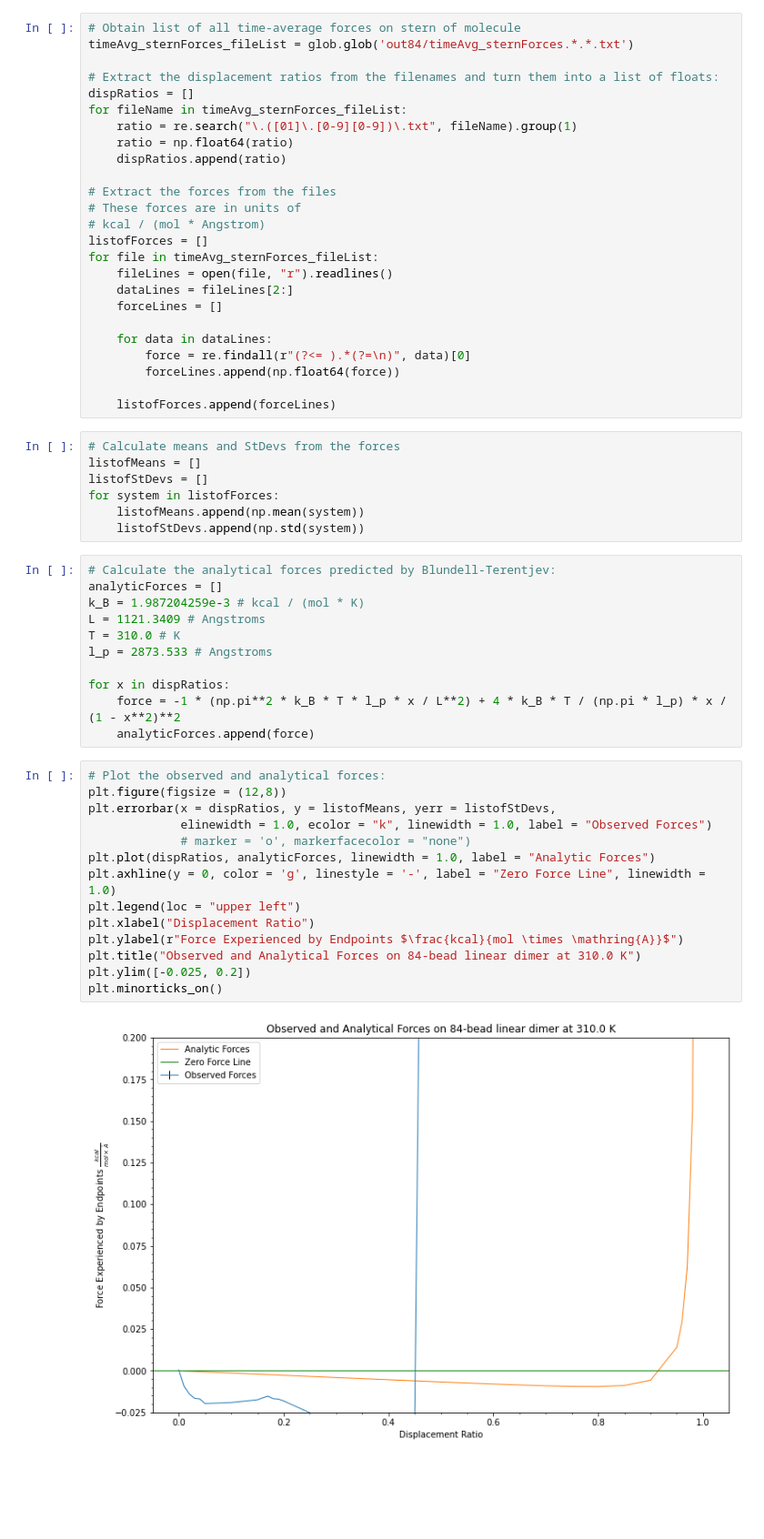
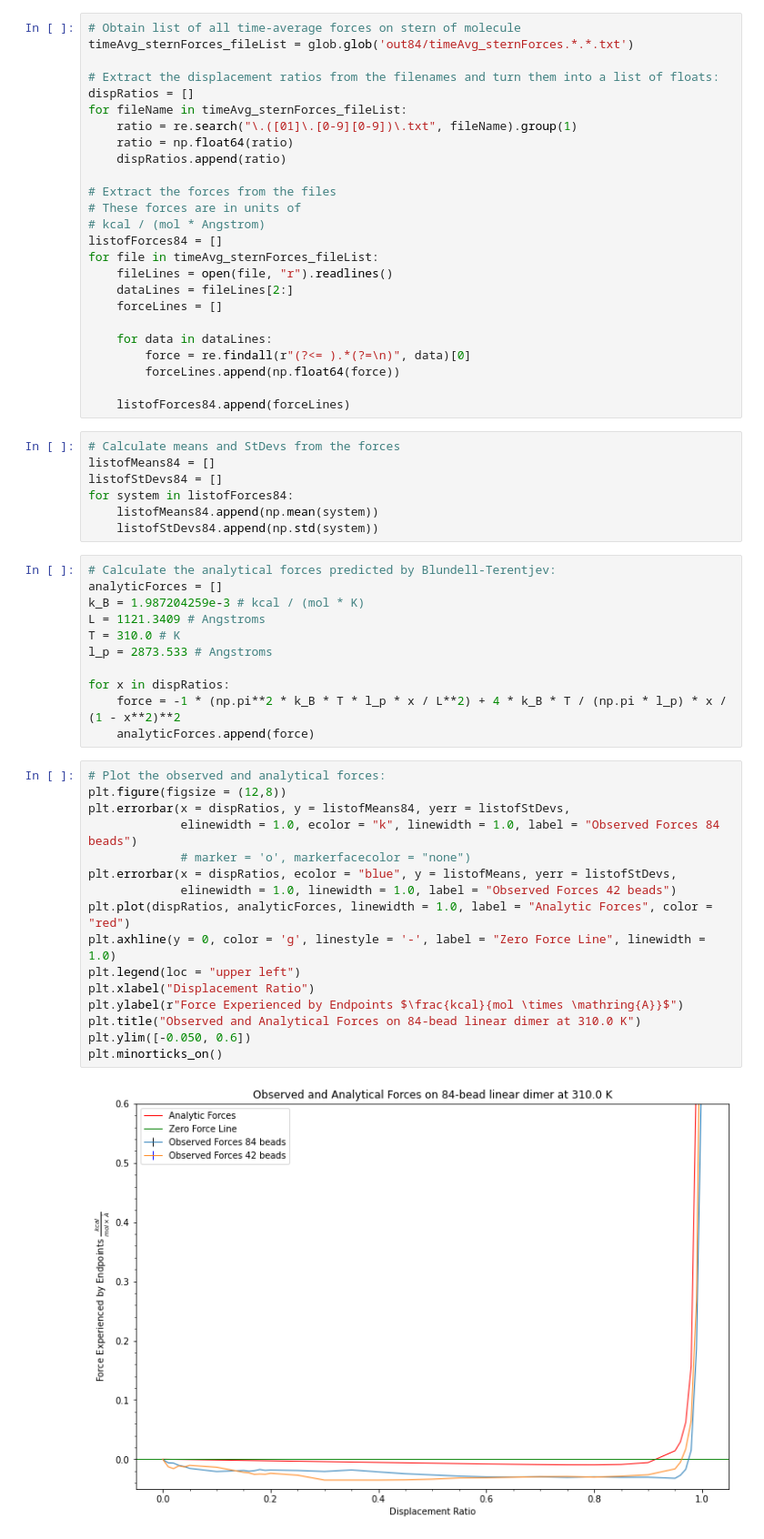
Before and after one commit to TLeong2000/SpectrinTetramerStretch, a Jupyter notebook: IdealizedChainStretch/Force-Displacement_Plotting.ipynb, the cells around one changed output. Shown at 91% size. Cells and saved outputs as stored; diff of their text form; blank space fills up the shorter version.

Commit message:
Data plotting and trajectory visualization

```diff
--- a/IdealizedChainStretch/Force-Displacement_Plotting.ipynb
+++ b/IdealizedChainStretch/Force-Displacement_Plotting.ipynb
@@ -102,7 +102,7 @@ for fileName in timeAvg_sternForces_fileList:
 # Extract the forces from the files
 # These forces are in units of
 # kcal / (mol * Angstrom)
-listofForces = []
+listofForces84 = []
 for file in timeAvg_sternForces_fileList:
     fileLines = open(file, "r").readlines()
     dataLines = fileLines[2:]
@@ -112,14 +112,14 @@ for file in timeAvg_sternForces_fileList:
         force = re.findall(r"(?<= ).*(?=\n)", data)[0]
         forceLines.append(np.float64(force))
 
-    listofForces.append(forceLines)
+    listofForces84.append(forceLines)
-# %%
-# Calculate means and StDevs from the forces
-listofMeans = []
-listofStDevs = []
-for system in listofForces:
-    listofMeans.append(np.mean(system))
-    listofStDevs.append(np.std(system))
+# %%
+# Calculate means and StDevs from the forces
+listofMeans84 = []
+listofStDevs84 = []
+for system in listofForces84:
+    listofMeans84.append(np.mean(system))
+    listofStDevs84.append(np.std(system))
 # %%
 # Calculate the analytical forces predicted by Blundell-Terentjev:
 analyticForces = []
@@ -134,16 +134,18 @@ for x in dispRatios:
 # %%
 # Plot the observed and analytical forces:
 plt.figure(figsize = (12,8))
-plt.errorbar(x = dispRatios, y = listofMeans, yerr = listofStDevs,
-             elinewidth = 1.0, ecolor = "k", linewidth = 1.0, label = "Observed Forces")
+plt.errorbar(x = dispRatios, y = listofMeans84, yerr = listofStDevs,
+             elinewidth = 1.0, ecolor = "k", linewidth = 1.0, label = "Observed Forces 84 beads")
              # marker = 'o', markerfacecolor = "none")
-plt.plot(dispRatios, analyticForces, linewidth = 1.0, label = "Analytic Forces")
+plt.errorbar(x = dispRatios, ecolor = "blue", y = listofMeans, yerr = listofStDevs,
+             elinewidth = 1.0, linewidth = 1.0, label = "Observed Forces 42 beads")
+plt.plot(dispRatios, analyticForces, linewidth = 1.0, label = "Analytic Forces", color = "red")
 plt.axhline(y = 0, color = 'g', linestyle = '-', label = "Zero Force Line", linewidth = 1.0)
 plt.legend(loc = "upper left")
 plt.xlabel("Displacement Ratio")
 plt.ylabel(r"Force Experienced by Endpoints $\frac{kcal}{mol \times \mathring{A}}$")
 plt.title("Observed and Analytical Forces on 84-bead linear dimer at 310.0 K")
-plt.ylim([-0.025, 0.2])
+plt.ylim([-0.050, 0.6])
 plt.minorticks_on()
 # %% [output]
-[figure, old version]
+[figure, new version]
```
Also changed, not shown: parts of 2 cells of this notebook, 4 other files.
